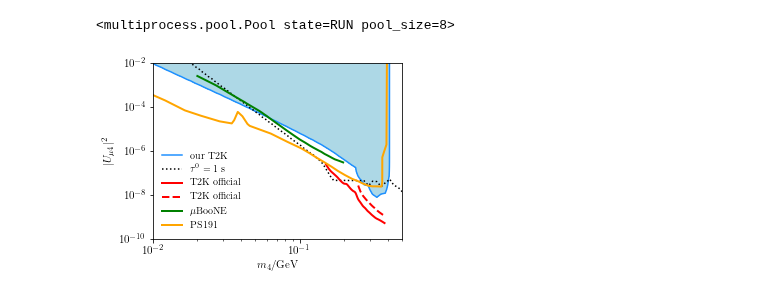
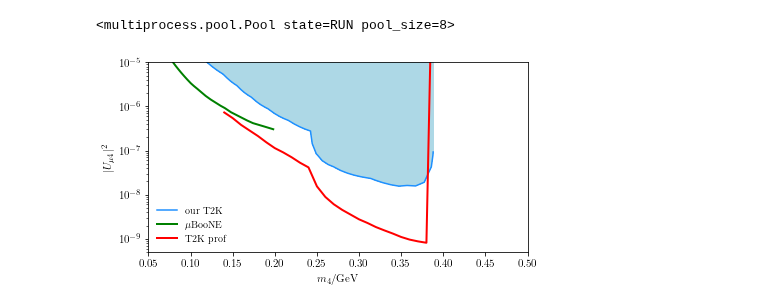
Before and after one commit to mhostert/HNL-DIF, a Jupyter notebook: compute_HNL_flux.ipynb, the cells around one changed output. Cells and saved outputs as stored; diff of their text form; code cells hidden in the pictures.

```diff
--- a/compute_HNL_flux.ipynb
+++ b/compute_HNL_flux.ipynb
@@ -291,11 +278,11 @@ hnl_tools.get_event_rate((0.300, 1e-6), flavor_struct=[0.0,1.0,0.0], exp_setup=e
 ## Batch computation
 # %%
 # grid of mix vs mass
-gridx = 60
-gridy = 40
+gridx = 50
+gridy = 20
 
-M4 = np.logspace(np.log10(0.01), np.log10(0.500), gridx)
-USQR = np.logspace(-10,-2, gridy)
+M4 = np.logspace(np.log10(0.1), np.log10(0.388), gridx)
+USQR = np.logspace(-10,-5, gridy)
 X,Y = np.meshgrid(M4,USQR)
 m4_grid, usqr_grid = X.flatten(), Y.flatten()
 
@@ -323,45 +310,53 @@ ax = fig.add_axes(plot_style.axes_form)
 ax.patch.set_facecolor('None')
 
 # T2K estimate
 Xi,Yi,Zi=plot_style.interp_grid(x=m4_grid, y=usqr_grid , z=event_rate, fine_gridx=gridx, fine_gridy=gridy, log=True)
 # get contour x and y
 _ = ax.contourf(Xi, Yi, Zi, levels = [2.3,1e100], colors=['lightblue']) #NEW CONSTRAINT
 level_0 = ax.contour(Xi, Yi, Zi, levels = [2.3], colors=['None']) #NEW CONSTRAINT
 bound = level_0.collections[0].get_paths()[0].vertices  #grab the coords of the bound
 ax.plot(bound[:,0],bound[:,1], c='dodgerblue', label=r'our T2K')
 
+# level_0 = ax.contour(Xi, Yi, np.log10(Zi), levels = 20) #NEW CONSTRAINT
+
 # ctau = 0.1 s
-Xi,Yi,Zi=plot_style.interp_grid(x=m4_grid, y=usqr_grid , z=lifetime, fine_gridx=gridx, fine_gridy=gridy, log=True)
-level_1 = ax.contour(Xi, Yi, Zi, levels = [0.1*const.c_LIGHT], colors=['None'], linestyles=['--']) #NEW CONSTRAINT
-bound = level_1.collections[0].get_paths()[0].vertices  #grab the coords of the bound
-ax.plot(bound[:,0],bound[:,1], c='black', ls=':', label=r'$\tau^0 = 1$ s')
+# Xi,Yi,Zi=plot_style.interp_grid(x=m4_grid, y=usqr_grid , z=lifetime, fine_gridx=gridx, fine_gridy=gridy, log=True)
+# level_1 = ax.contour(Xi, Yi, Zi, levels = [0.1*const.c_LIGHT], colors=['None'], linestyles=['--']) #NEW CONSTRAINT
+# bound = level_1.collections[0].get_paths()[0].vertices  #grab the coords of the bound
+# ax.plot(bound[:,0],bound[:,1], c='black', ls=':', label=r'$\tau^0 = 1$ s')
 
-# T2K bound
-mbound,ubound = np.genfromtxt('digitized/T2K_2019/T2K_2019_mu.dat',unpack=True)
-plt.plot(mbound/1e3,ubound, c='red', lw=2, label='T2K official')
-mbound,ubound = np.genfromtxt('digitized/T2K_2019/T2K_2019_mu_single_channel.dat',unpack=True)
-plt.plot(mbound/1e3,ubound, c='red', lw=2, ls='--', label='T2K official')
 
 # Kelly Machado
 mbound,ubound = np.genfromtxt('digitized/muboone_kelly_machado/PS_eff_scalar.dat',unpack=True)
 plt.plot(mbound/1e3,ubound, c='green', lw=2, ls='-', label='$\mu$BooNE')
 # mbound,ubound = np.genfromtxt('digitized/muboone_kelly_machado/PS_eff_avg.dat',unpack=True)
 # plt.plot(mbound/1e3,ubound, c='green', lw=2, ls='--', label='Kelly \& Machado')
 
 # Kusenko
-mbound,ubound = np.genfromtxt('digitized/Kusenko/Umu4_v2.dat',unpack=True)
-plt.plot(mbound/1e3,ubound, c='orange', lw=2, ls='-', label='PS191')
+# mbound,ubound = np.genfromtxt('digitized/Kusenko/Umu4_v2.dat',unpack=True)
+# plt.plot(mbound/1e3,ubound, c='orange', lw=2, ls='-', label='PS191')
+
+# T2K bound
+# mbound,ubound = np.genfromtxt('digitized/T2K_2019/T2K_2019_mu.dat',unpack=True)
+# plt.plot(mbound/1e3,ubound, c='red', lw=2, label='T2K official')
+# mbound,ubound = np.genfromtxt('digitized/T2K_2019/T2K_2019_mu_single_channel.dat',unpack=True)
+# plt.plot(mbound/1e3,ubound, c='red', lw=2, ls='--', label='T2K official')
+
+m4, ue4, Umu4 = np.genfromtxt('limits_profiling.dat', unpack=True)
+plt.plot(m4/1e3,Umu4, c='red', lw=2, ls='-', label='T2K prof')
+
+
 
 
 ax.set_yscale("log")
-ax.set_xscale("log")
+# ax.set_xscale("log")
 
 ax.set_ylabel("$|U_{\mu 4}|^2$")
 ax.set_xlabel("$m_4/$GeV")
 
 ax.legend(loc='lower left', frameon=False, ncol=1)
-ax.set_ylim(1e-10,1e-2)
-ax.set_xlim(1e-2,0.5)
+ax.set_ylim(5e-10,1e-5)
+ax.set_xlim(5e-2,0.5)
 fig.savefig('plots/T2K_bound.png',dpi=400)
 # %% [output]
-[figure, old version]
+[figure, new version]
```
Also changed, not shown: parts of 12 cells of this notebook, 11 other files.
